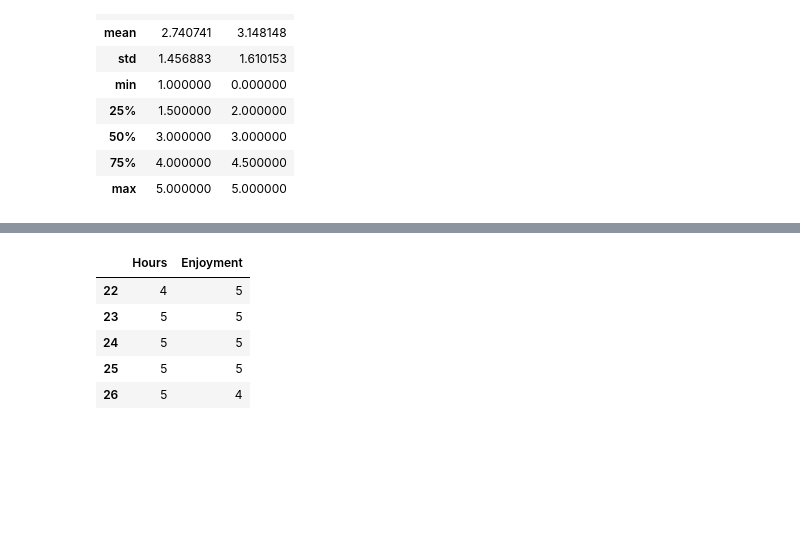
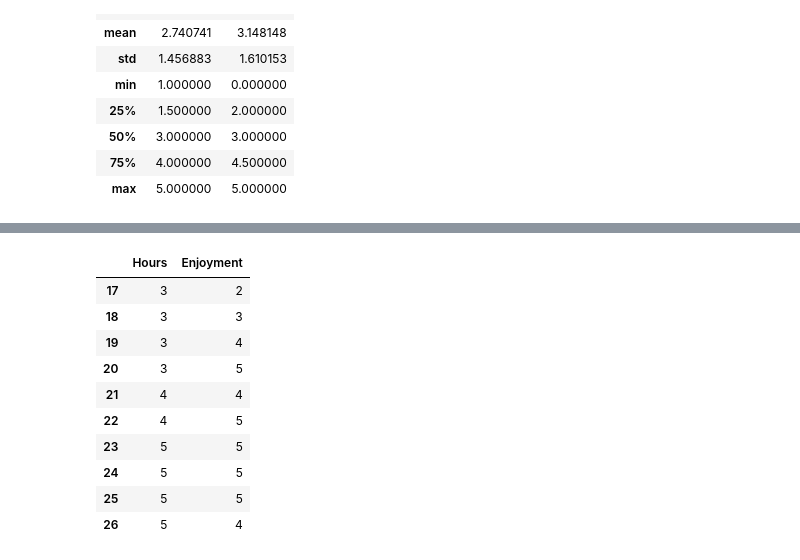
Before and after one commit to Wi11iamF/DAT8SYD, a Jupyter notebook: labs/Week 2 Lesson 2 - Linear Regression/Lab 3 - Regression_William_Fawcett.ipynb, the cells around one changed output, grey strips where cells are left out. Drawn from its saved outputs; the diff is of its cells as text; code cells hidden in the pictures; blank space fills up the shorter version.

```diff
--- a/labs/Week 2 Lesson 2 - Linear Regression/Lab 3 - Regression_William_Fawcett.ipynb
+++ b/labs/Week 2 Lesson 2 - Linear Regression/Lab 3 - Regression_William_Fawcett.ipynb
@@ -310,7 +330,12 @@ SyntaxError: can't assign to function call (<ipython-input-46-2680a4728cf9>, lin
 # %%
-theme_data.tail()
+theme_data.tail(10)
 # %% [output]
 |  | Hours | Enjoyment |
+| 17 | 3 | 2 |
+| 18 | 3 | 3 |
+| 19 | 3 | 4 |
+| 20 | 3 | 5 |
+| 21 | 4 | 4 |
 | 22 | 4 | 5 |
 | 23 | 5 | 5 |
 | 24 | 5 | 5 |
```
Also changed, not shown: parts of 15 cells of this notebook, 3 other files.
